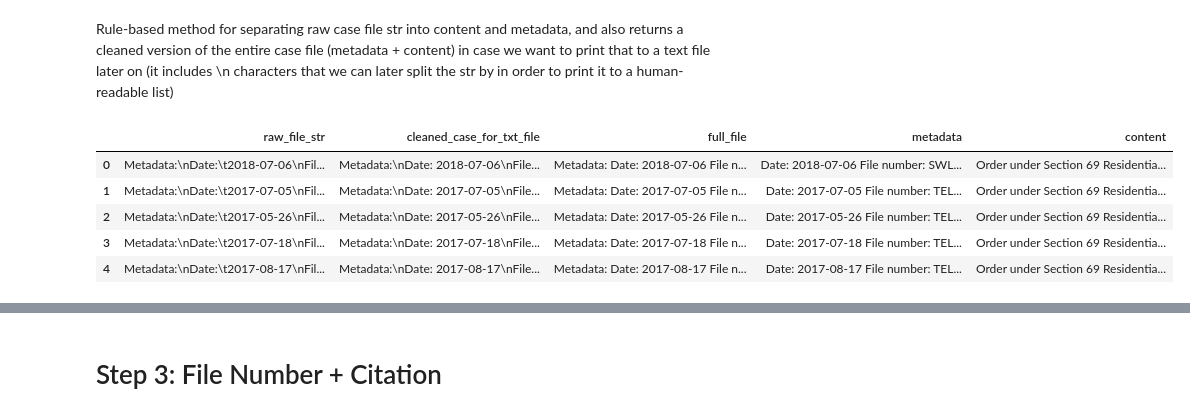
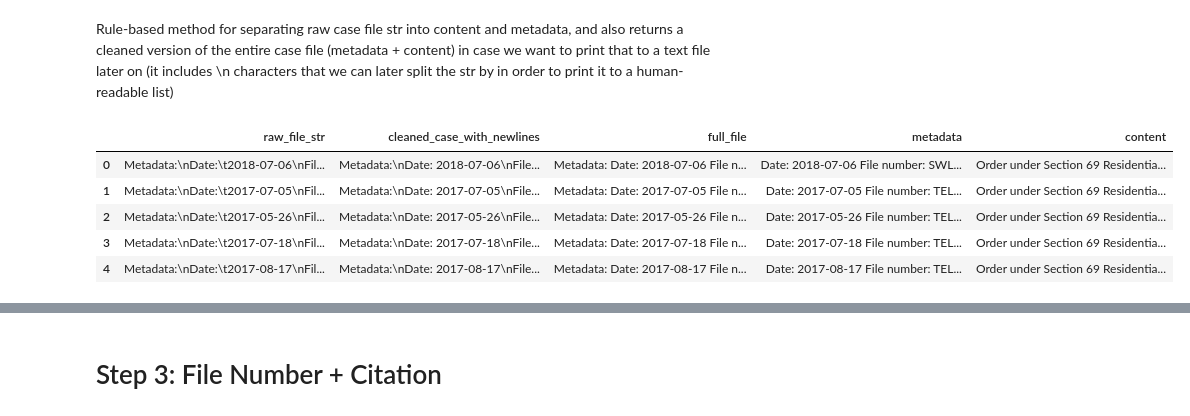
Before and after one commit to jataellen/Allard_A_Capstone, a Jupyter notebook: full_pipeline/full_pipeline.ipynb, the cells around one changed output, grey strips where cells are left out. Saved outputs shown, nothing was run; the diff lists cells and outputs as text; code cells hidden in the pictures.

```diff
--- a/full_pipeline/full_pipeline.ipynb
+++ b/full_pipeline/full_pipeline.ipynb
@@ -259,22 +259,22 @@ def separate_file_sections(text_with_newlines: str):
 # %%
 for row in data_df.index:
     full_raw_text = data_df.loc[row, 'raw_file_str']
 
     # full_file, case_metadata, case_content = extract_metadata_t5(
     #     raw_case_file_text = full_raw_text,
     #     model = model,
     #     tokenizer = tokenizer)
 
     for_txt_file, full_file_str, case_metadata, case_content = separate_file_sections(full_raw_text)
 
-    data_df.loc[row, 'cleaned_case_for_txt_file'] = for_txt_file
+    data_df.loc[row, 'cleaned_case_with_newlines'] = for_txt_file
     data_df.loc[row, 'full_file'] = full_file_str
     data_df.loc[row, 'metadata'] = case_metadata
     data_df.loc[row, 'content'] = case_content
 
 data_df
 # %% [output]
-|  | raw_file_str | cleaned_case_for_txt_file | full_file | metadata | content |
+|  | raw_file_str | cleaned_case_with_newlines | full_file | metadata | content |
 | 0 | Metadata:\nDate:\t2018-07-06\nFil... | Metadata:\nDate: 2018-07-06\nFile... | Metadata: Date: 2018-07-06 File n... | Date: 2018-07-06 File number: SWL... | Order under Section 69 Residentia... |
 | 1 | Metadata:\nDate:\t2017-07-05\nFil... | Metadata:\nDate: 2017-07-05\nFile... | Metadata: Date: 2017-07-05 File n... | Date: 2017-07-05 File number: TEL... | Order under Section 69 Residentia... |
 | 2 | Metadata:\nDate:\t2017-05-26\nFil... | Metadata:\nDate: 2017-05-26\nFile... | Metadata: Date: 2017-05-26 File n... | Date: 2017-05-26 File number: TEL... | Order under Section 69 Residentia... |
```
Also changed, not shown: parts of 21 cells of this notebook, 16 other files.
